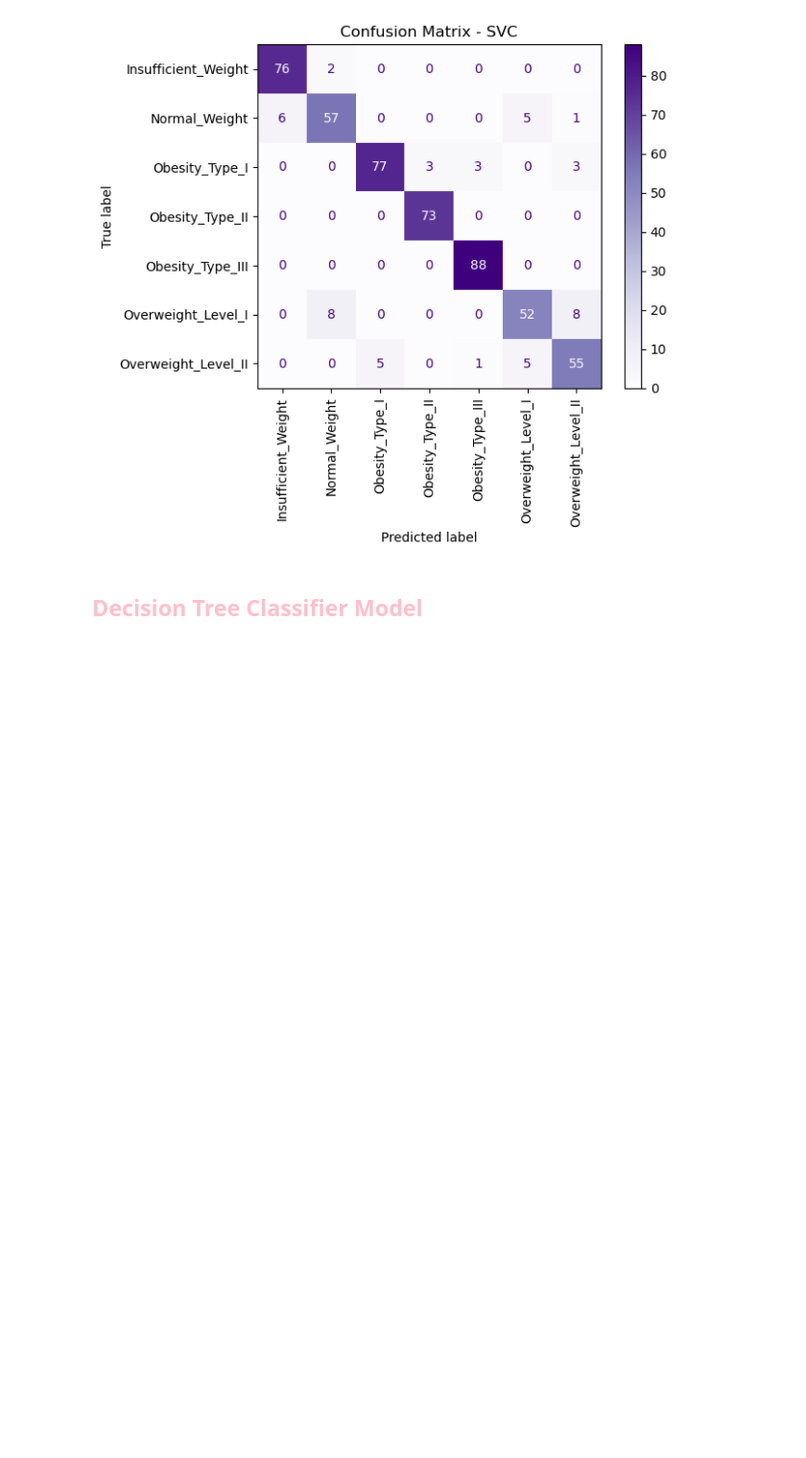
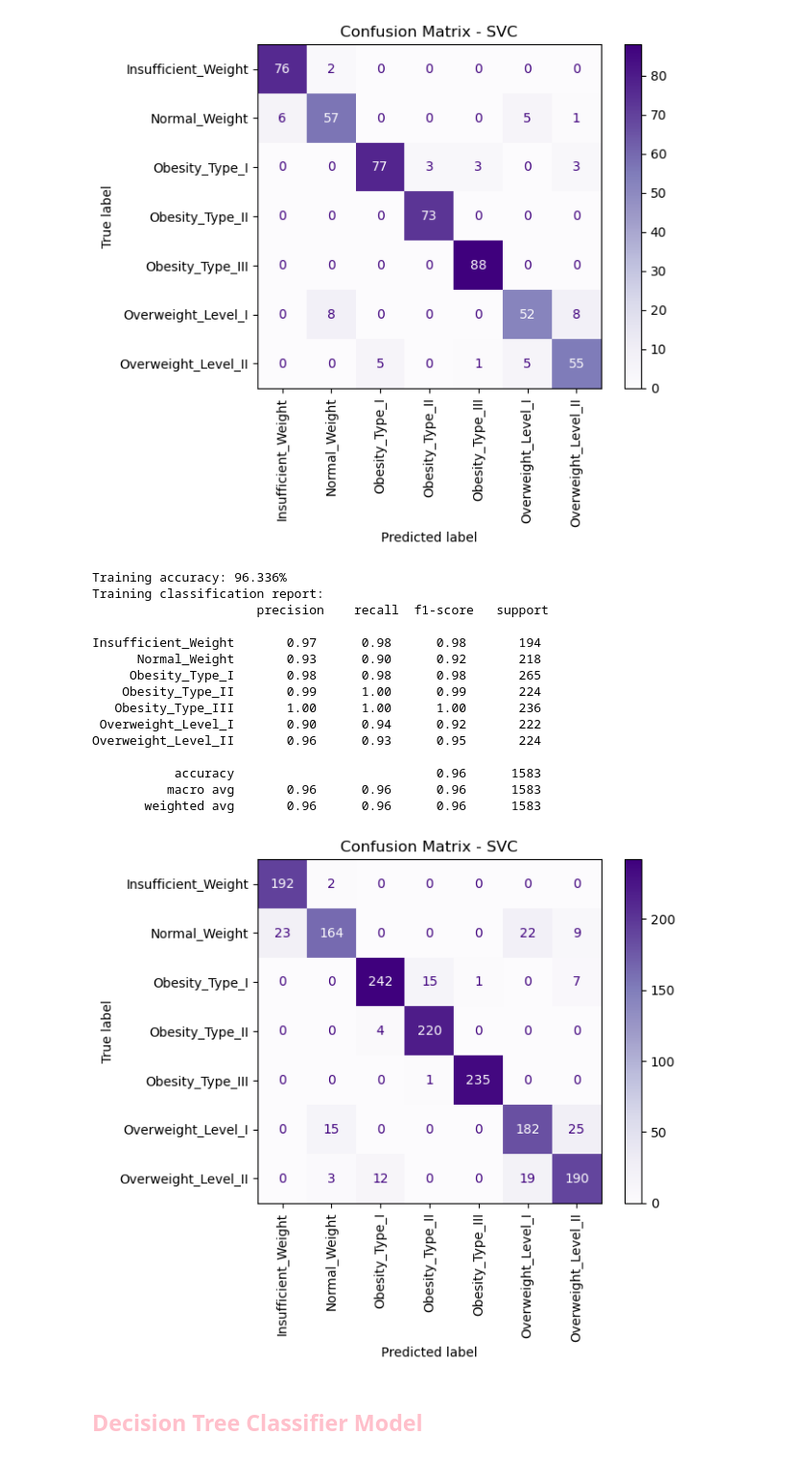
Before and after one commit to zosia-r/msid, a Jupyter notebook: II/sklearn_models.ipynb, the cells around one changed output. Shown at 96% size. Drawn from its saved outputs; the diff is of its cells as text; code cells hidden in the pictures; blank space fills up the shorter version.

```diff
--- a/II/sklearn_models.ipynb
+++ b/II/sklearn_models.ipynb
@@ -255,6 +284,35 @@ Overweight_Level_II       0.90      0.83      0.87        66
           macro avg       0.92      0.92      0.92       528
        weighted avg       0.92      0.92      0.92       528
 [figure]
+# %%
+# Evaluate the model with training data
+Y_train_pred = model_svc.predict(X_train)
+
+print(f'Training accuracy: {accuracy_score(Y_train, Y_train_pred)*100:.3f}%')
+print('Training classification report:\n', classification_report(Y_train, Y_train_pred))
+
+# Display training confusion matrix
+ConfusionMatrixDisplay.from_estimator(model_reg, X_train, Y_train, cmap=plt.cm.Purples)
+plt.xticks(rotation=90)
+plt.title('Confusion Matrix - SVC')
+plt.show()
+# %% [output]
+Training accuracy: 96.336%
+Training classification report:
+                      precision    recall  f1-score   support
+
+Insufficient_Weight       0.97      0.98      0.98       194
+      Normal_Weight       0.93      0.90      0.92       218
+     Obesity_Type_I       0.98      0.98      0.98       265
+    Obesity_Type_II       0.99      1.00      0.99       224
+   Obesity_Type_III       1.00      1.00      1.00       236
+ Overweight_Level_I       0.90      0.94      0.92       222
+Overweight_Level_II       0.96      0.93      0.95       224
+
+           accuracy                           0.96      1583
+          macro avg       0.96      0.96      0.96      1583
+       weighted avg       0.96      0.96      0.96      1583
+[figure, added]
 # %% [markdown]
 ## <span style="color:pink">Decision Tree Classifier Model</span>
 # %%
```
Also changed, not shown: parts of 3 cells of this notebook.
